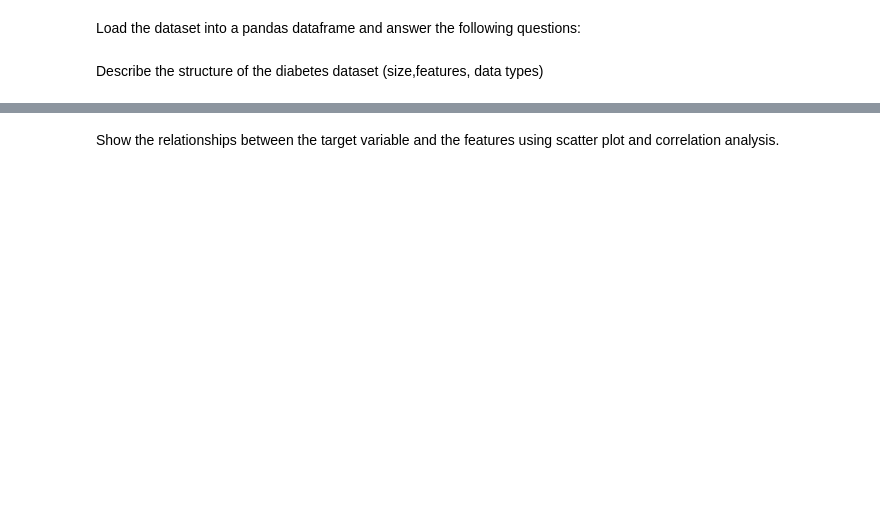
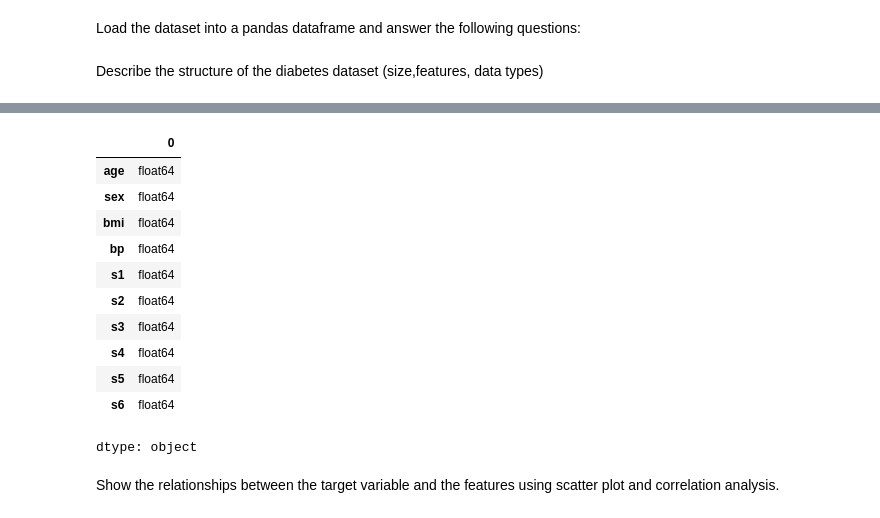
Before and after one commit to Tdiddydoit/Python-collab, a Jupyter notebook: Week9_Assignment_9_1.ipynb, the cells around one changed output, grey strips where cells are left out. Saved outputs shown, nothing was run; the diff lists cells and outputs as text; code cells hidden in the pictures; blank space fills up the shorter version.

```diff
--- a/Week9_Assignment_9_1.ipynb
+++ b/Week9_Assignment_9_1.ipynb
@@ -27,2 +38,18 @@ sns.load_dataset('titanic')
+# %%
+# Data types
+diabetes_df.dtypes
+# %% [output]
+|  | 0 |
+| age | float64 |
+| sex | float64 |
+| bmi | float64 |
+| bp | float64 |
+| s1 | float64 |
+| s2 | float64 |
+| s3 | float64 |
+| s4 | float64 |
+| s5 | float64 |
+| s6 | float64 |
+dtype: object
 # %% [markdown]
 Show the relationships between the target variable and the features using scatter plot and correlation analysis.
```
Also changed, not shown: parts of 5 cells of this notebook.
